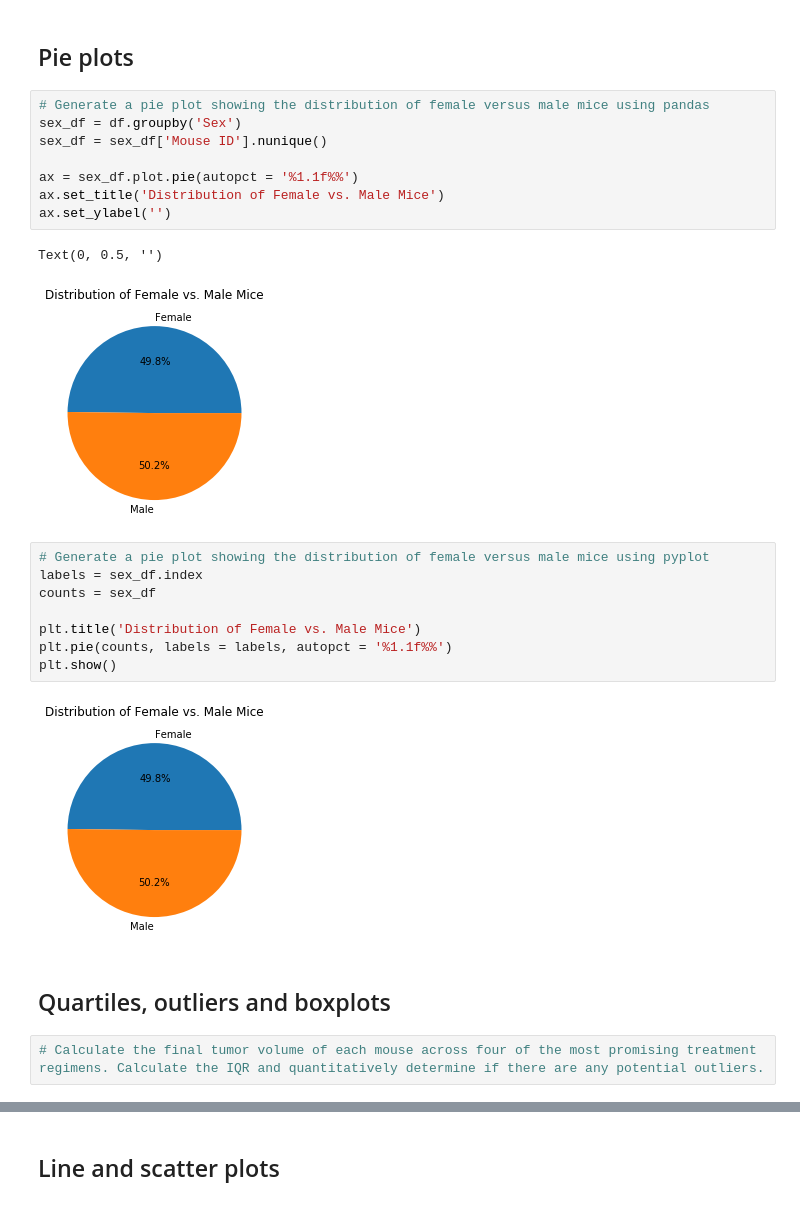
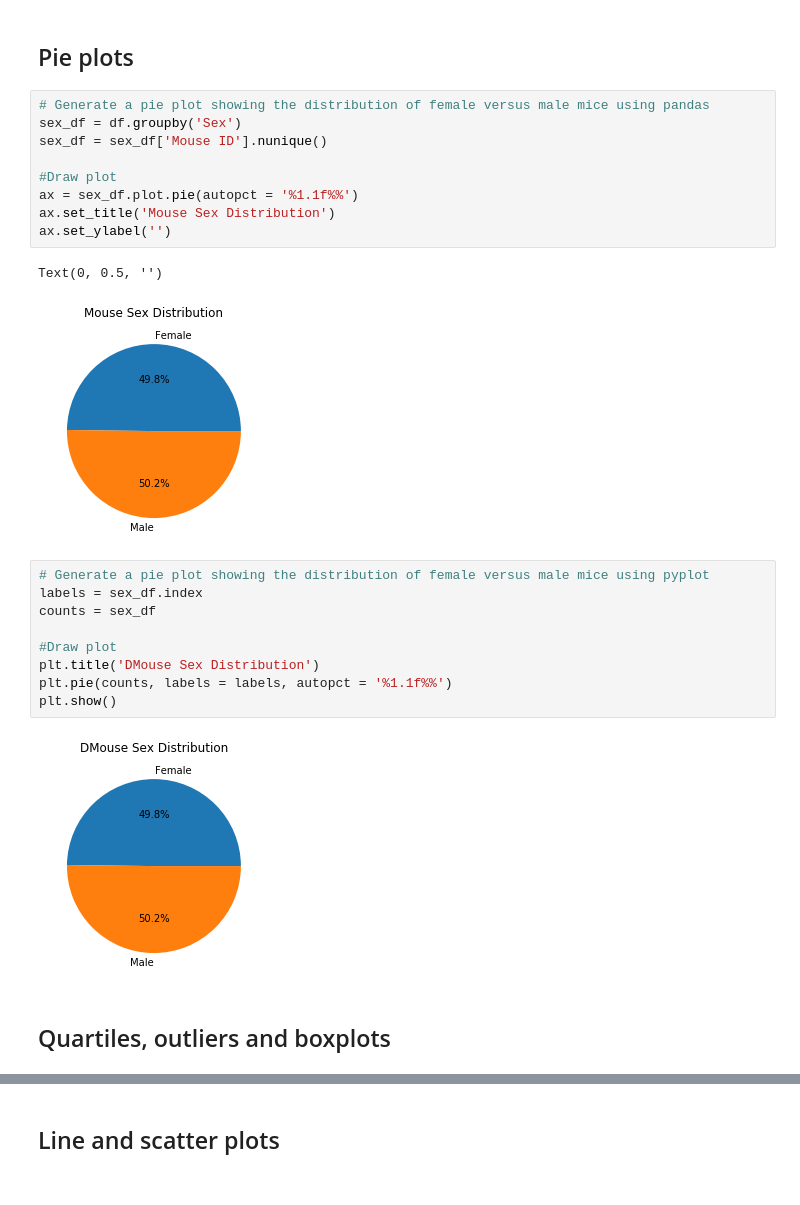
Before and after one commit to jaime030690/matplotlib-hw, a Jupyter notebook: Pymaceuticals/pymaceuticals_starter.ipynb, the cells around one changed output, grey strips where cells are left out. Drawn from its saved outputs; the diff is of its cells as text.

```diff
--- a/Pymaceuticals/pymaceuticals_starter.ipynb
+++ b/Pymaceuticals/pymaceuticals_starter.ipynb
@@ -95,25 +95,25 @@ plt.show()
 # %%
 # Generate a pie plot showing the distribution of female versus male mice using pandas
 sex_df = df.groupby('Sex')
 sex_df = sex_df['Mouse ID'].nunique()
 
+#Draw plot
 ax = sex_df.plot.pie(autopct = '%1.1f%%')
-ax.set_title('Distribution of Female vs. Male Mice')
+ax.set_title('Mouse Sex Distribution')
 ax.set_ylabel('')
 # %% [output]
 Text(0, 0.5, '')
-[figure, old version]
+[figure, new version]
 # %%
 # Generate a pie plot showing the distribution of female versus male mice using pyplot
 labels = sex_df.index
 counts = sex_df
 
-plt.title('Distribution of Female vs. Male Mice')
+#Draw plot
+plt.title('DMouse Sex Distribution')
 plt.pie(counts, labels = labels, autopct = '%1.1f%%')
 plt.show()
 # %% [output]
-[figure, old version]
+[figure, new version]
 # %% [markdown]
 ## Quartiles, outliers and boxplots
-# %%
-# Calculate the final tumor volume of each mouse across four of the most promising treatment regimens. Calculate the IQR and quantitatively determine if there are any potential outliers.
```
Also changed, not shown: parts of 3 cells of this notebook.
